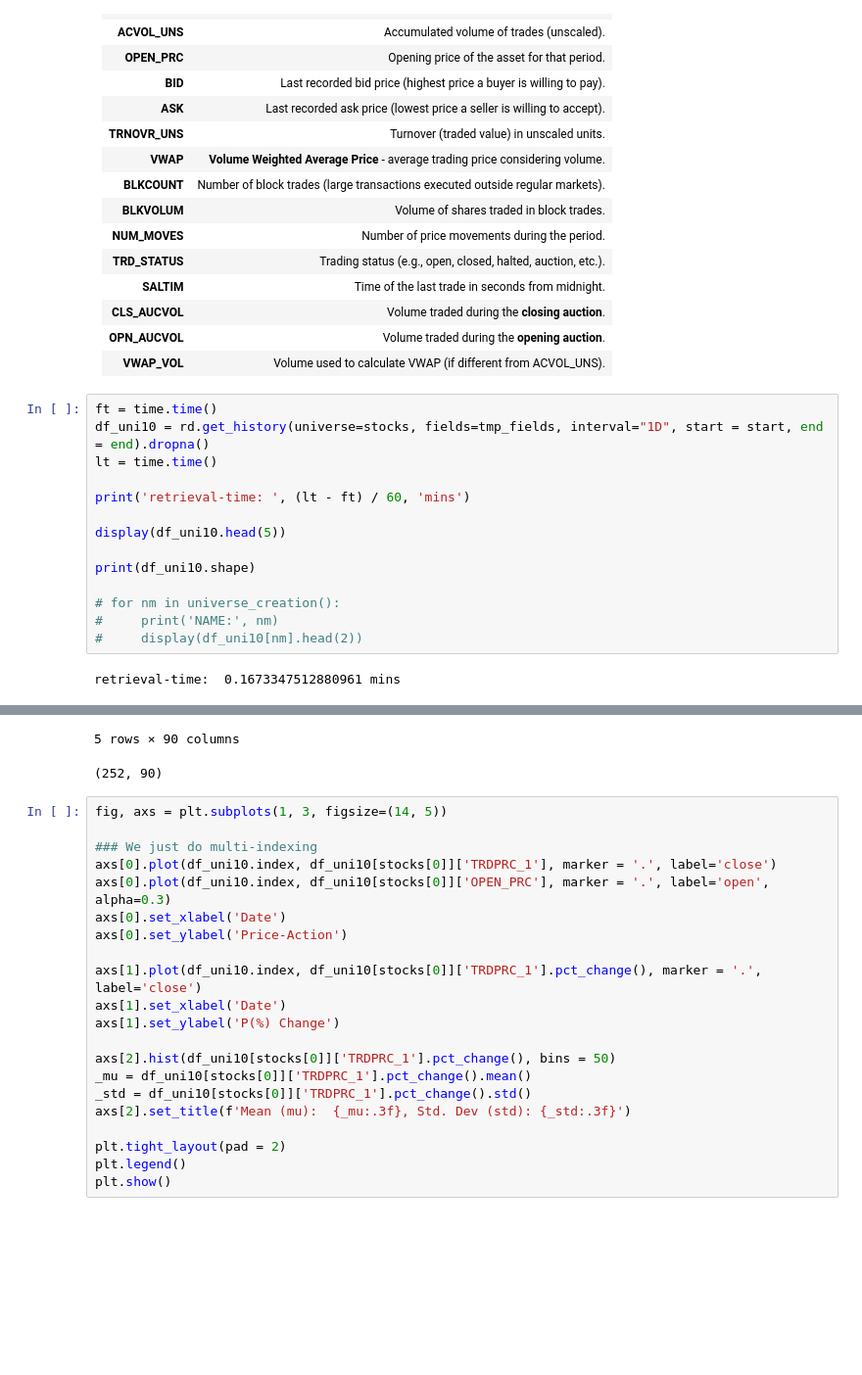
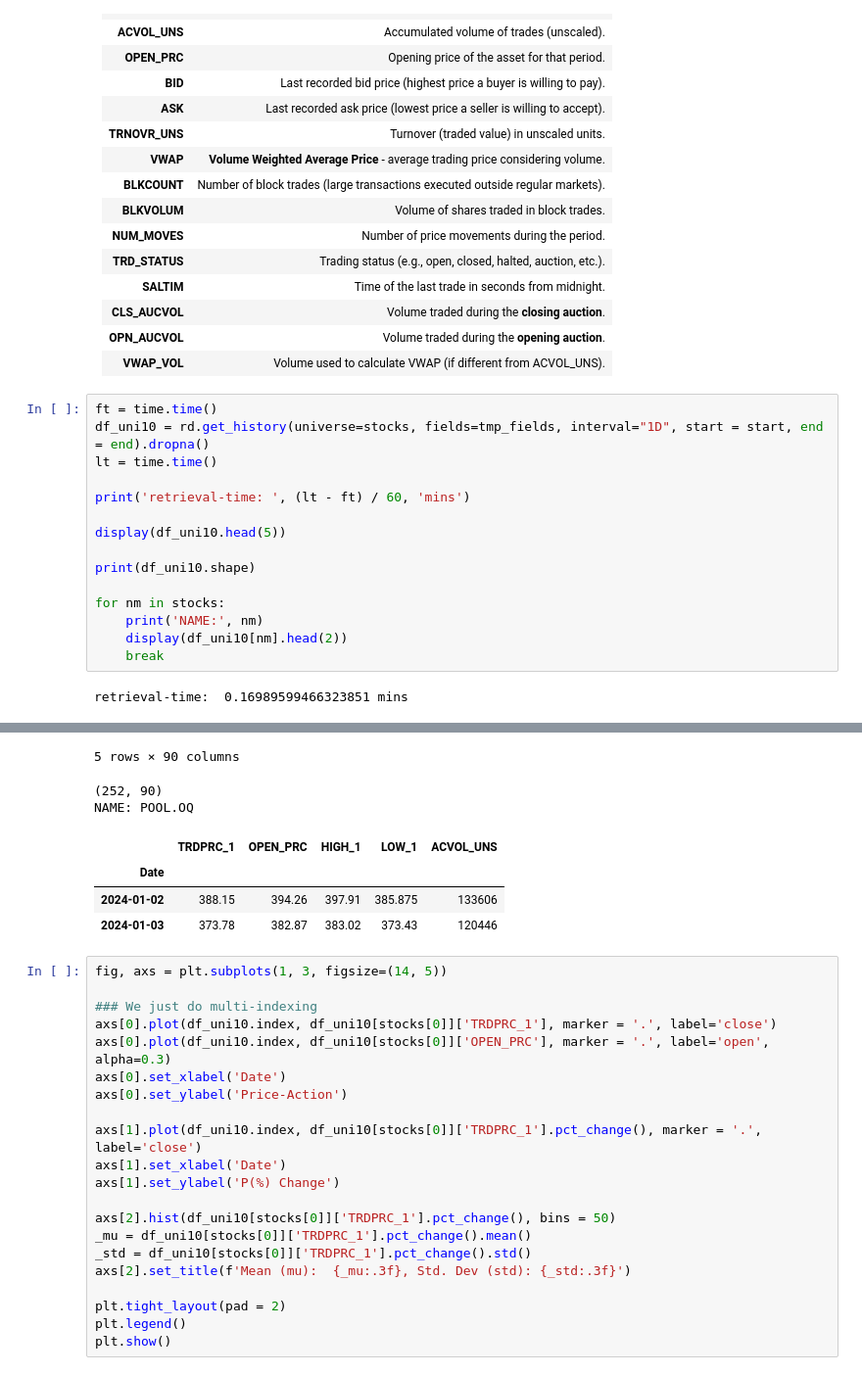
Before and after one commit to AlikMon88/ML-Pairs-Open, a Jupyter notebook: Research/research.ipynb, the cells around one changed output, grey strips where cells are left out. Shown at 98% size. Cells and saved outputs as stored; diff of their text form; blank space fills up the shorter version.

```diff
--- a/Research/research.ipynb
+++ b/Research/research.ipynb
@@ -108,29 +108,35 @@ print()
 # %%
 ft = time.time()
 df_uni10 = rd.get_history(universe=stocks, fields=tmp_fields, interval="1D", start = start, end = end).dropna()
 lt = time.time()
 
 print('retrieval-time: ', (lt - ft) / 60, 'mins')
 
 display(df_uni10.head(5))
 
 print(df_uni10.shape)
 
-# for nm in universe_creation():
-#     print('NAME:', nm)
-#     display(df_uni10[nm].head(2))
+for nm in stocks:
+    print('NAME:', nm)
+    display(df_uni10[nm].head(2))
+    break
 # %% [output]
-retrieval-time:  0.1673347512880961 mins
+retrieval-time:  0.16989599466323851 mins
 |  | POOL.OQ |  |  |  |  | CHRW.OQ |  |  |  |  | ... |
 |  | TRDPRC_1 | OPEN_PRC | HIGH_1 | LOW_1 | ACVOL_UNS | TRDPRC_1 | OPEN_PRC | HIGH_1 | LOW_1 | ACVOL_UNS | ... |
 | Date |  |  |  |  |  |  |  |  |  |  | ... |
 | 2024-01-02 | 388.15 | 394.26 | 397.91 | 385.875 | 133606 | 87.13 | 86.43 | 87.545 | 86.33 | 533940 | ... |
 | 2024-01-03 | 373.78 | 382.87 | 383.02 | 373.43 | 120446 | 87.34 | 87.0 | 89.58 | 86.71 | 956526 | ... |
 | 2024-01-04 | 372.87 | 370.33 | 376.59 | 370.33 | 120317 | 88.21 | 87.0 | 88.43 | 86.93 | 557729 | ... |
 | 2024-01-05 | 377.73 | 371.6 | 379.5 | 371.6 | 116879 | 88.59 | 87.85 | 89.7 | 87.84 | 770055 | ... |
 | 2024-01-08 | 381.44 | 374.63 | 382.21 | 374.63 | 92281 | 87.59 | 88.37 | 88.37 | 86.625 | 498999 | ... |
 5 rows × 90 columns
 (252, 90)
+NAME: POOL.OQ
+|  | TRDPRC_1 | OPEN_PRC | HIGH_1 | LOW_1 | ACVOL_UNS |
+| Date |  |  |  |  |  |
+| 2024-01-02 | 388.15 | 394.26 | 397.91 | 385.875 | 133606 |
+| 2024-01-03 | 373.78 | 382.87 | 383.02 | 373.43 | 120446 |
 # %%
 fig, axs = plt.subplots(1, 3, figsize=(14, 5))
 
```
Also changed, not shown: parts of 8 cells of this notebook, 1 other file.
